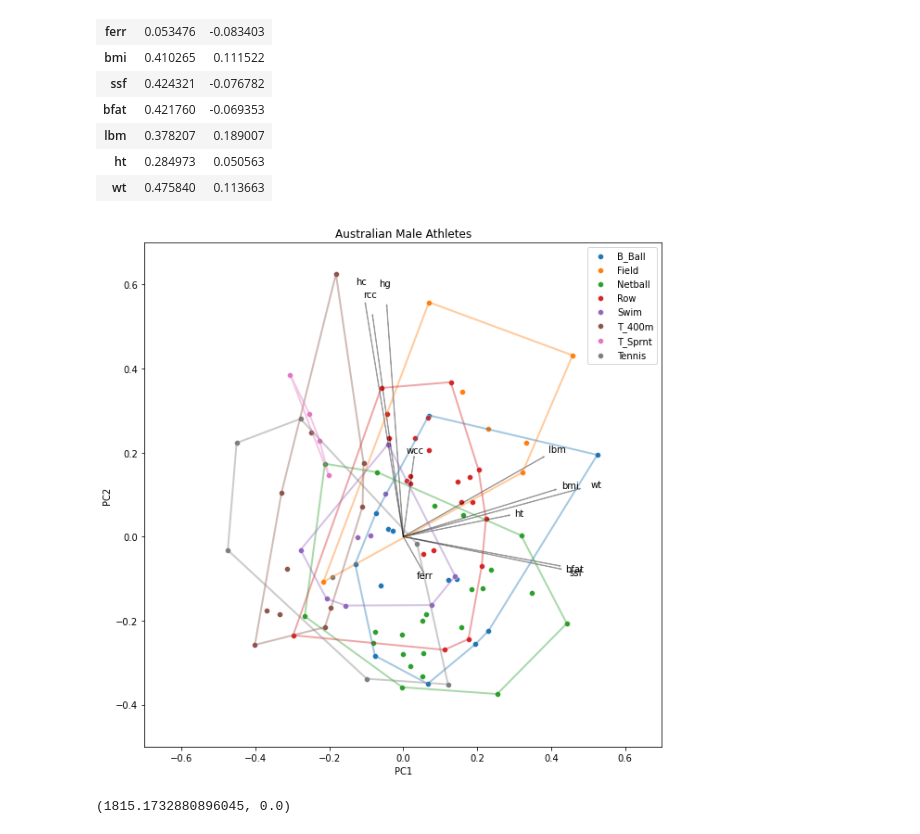
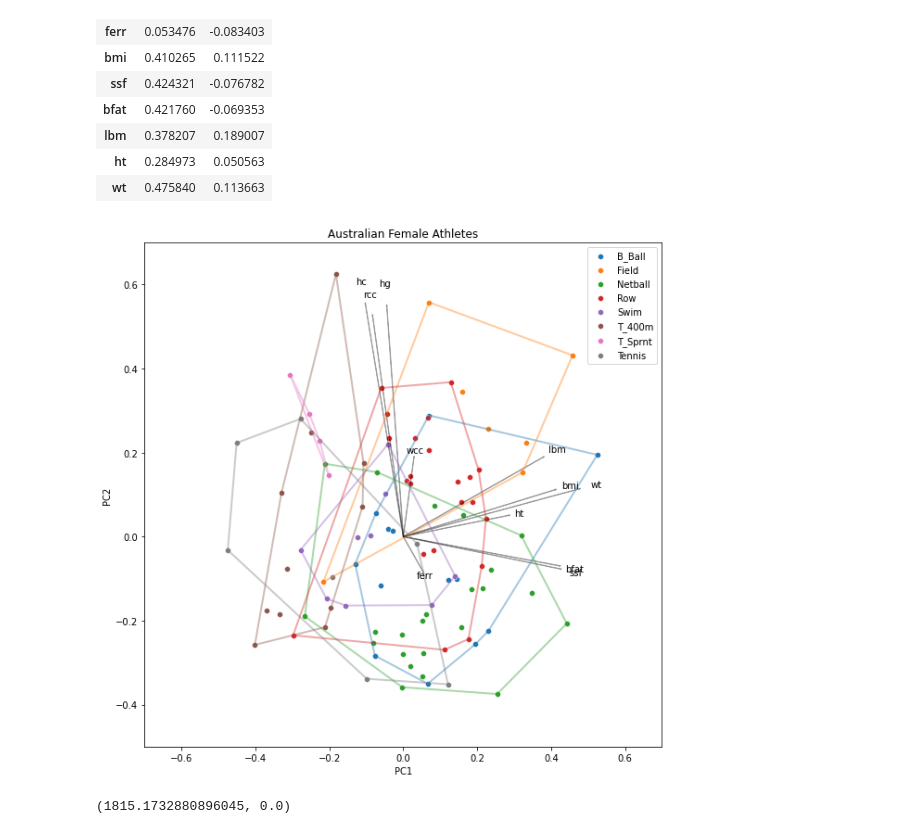
Before and after one commit to vinismachadoo/analise_de_cluster, a Jupyter notebook: analise_multivariada.ipynb, the cells around one changed output. Saved outputs shown, nothing was run; the diff lists cells and outputs as text; code cells hidden in the pictures.

```diff
--- a/analise_multivariada.ipynb
+++ b/analise_multivariada.ipynb
@@ -162,29 +162,29 @@ fem_data_pca_scores = pd.concat([pd.DataFrame(fem_data_pca_scores), atletas_femi
 # %%
 fig, ax = plt.subplots(figsize=(10,10))
 
 fem_data_pca_scores['PC1'] = fem_data_pca_scores[0]/(fem_data_pca_scores[0].max() - fem_data_pca_scores[0].min())
 fem_data_pca_scores['PC2'] = fem_data_pca_scores[1]/(fem_data_pca_scores[1].max() - fem_data_pca_scores[1].min())
 
 for i,j in enumerate(fem_data.columns):
   ax.arrow(0, 0, fem_data_pca_components[0][i], fem_data_pca_components[1][i], color='black', alpha=0.3, lw=1)
   ax.text(fem_data_pca_components[0][i]*1.1, fem_data_pca_components[1][i]*1.1, j, color='black', ha='center', va='center')
 
 for name, group in fem_data_pca_scores.groupby('sport'):
   sns.scatterplot(x='PC1', y='PC2', data=group, label=name, ax=ax)
   points = group.drop(columns=[0,1,'sport']).values
   hull = ConvexHull(points)
   vertices = np.append(hull.vertices, hull.vertices[0])
   ax.plot(points[vertices, 0], points[vertices, 1], alpha=0.4, lw=2)
 
 ax.set_xlim(-0.7,0.7)
 ax.set_ylim(-0.5,0.7)
 ax.set_xlabel('PC1')
 ax.set_ylabel('PC2')
-ax.set_title('Australian Male Athletes')
+ax.set_title('Australian Female Athletes')
 
 plt.show()
 # %% [output]
-[figure, old version]
+[figure, new version]
 # %%
 atletas_masculinos = df[df['sex'] == 'm'].reset_index(drop=True)
 # %%
```
